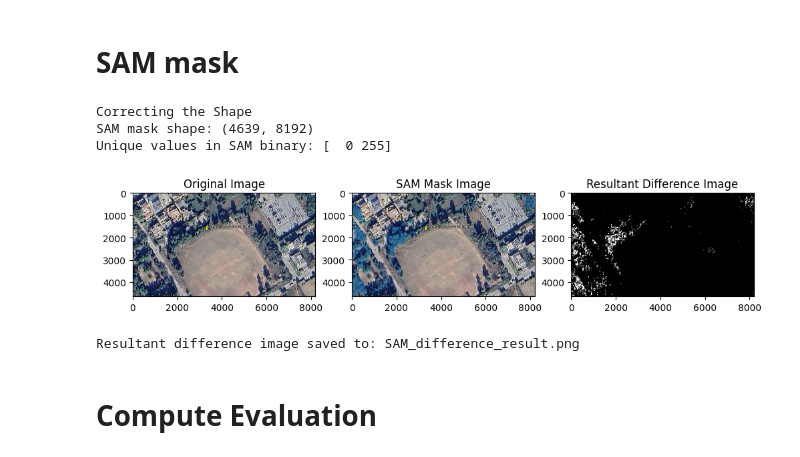
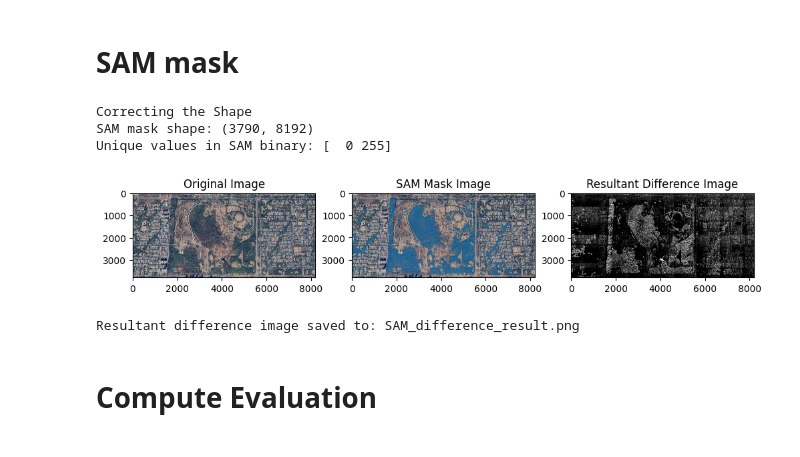
Before and after one commit to Faareh-Ahmed/Segment-Green-Spaces, a Jupyter notebook: Evaluation_Metrics.ipynb, the cells around one changed output. Drawn from its saved outputs; the diff is of its cells as text; code cells hidden in the pictures.

```diff
--- a/Evaluation_Metrics.ipynb
+++ b/Evaluation_Metrics.ipynb
@@ -530,8 +546,8 @@ from PIL import Image
 import matplotlib.pyplot as plt
 
 # Load images
-original_image_path = '/content/sample_data/isl_1.jpg'  # Path to raw image
-sam_mask_image_path = '/content/sample_data/isl_1_hiera_large.png'  # Path to SAM mask image
+original_image_path = '/content/sample_data/1213.jpg'  # Path to raw image
+sam_mask_image_path = '/content/sample_data/1213_Mask_hiera-base-plus.png'  # Path to SAM mask image
 
 # Load the images using PIL
 original_image = Image.open(original_image_path).convert("RGB")  # Convert to RGB
@@ -565,35 +581,35 @@ print("SAM mask shape:", SAM_mask_difference.shape)
 print("Unique values in SAM binary:", np.unique(SAM_mask_difference))
 
 # Convert back to an image format
 result_image = Image.fromarray(SAM_mask_difference)
 
 # Save the resultant image (optional)
 result_image_path = 'SAM_difference_result.png'
 result_image.save(result_image_path)
 
 # Display the images
 plt.figure(figsize=(12, 6))
 
 plt.subplot(1, 3, 1)
 plt.imshow(original_image)
 plt.title("Original Image")
 
 plt.subplot(1, 3, 2)
 plt.imshow(sam_mask_image)
 plt.title("SAM Mask Image")
 
 plt.subplot(1, 3, 3)
 plt.imshow(SAM_mask_difference, cmap='gray')
 plt.title("Resultant Difference Image")
 
 plt.show()
 
 print(f"Resultant difference image saved to: {result_image_path}")
 # %% [output]
 Correcting the Shape
-SAM mask shape: (4639, 8192)
+SAM mask shape: (3790, 8192)
 Unique values in SAM binary: [  0 255]
-[figure, old version]
+[figure, new version]
 Resultant difference image saved to: SAM_difference_result.png
 # %% [markdown]
 # Compute Evaluation
```
Also changed, not shown: parts of 9 cells of this notebook.
